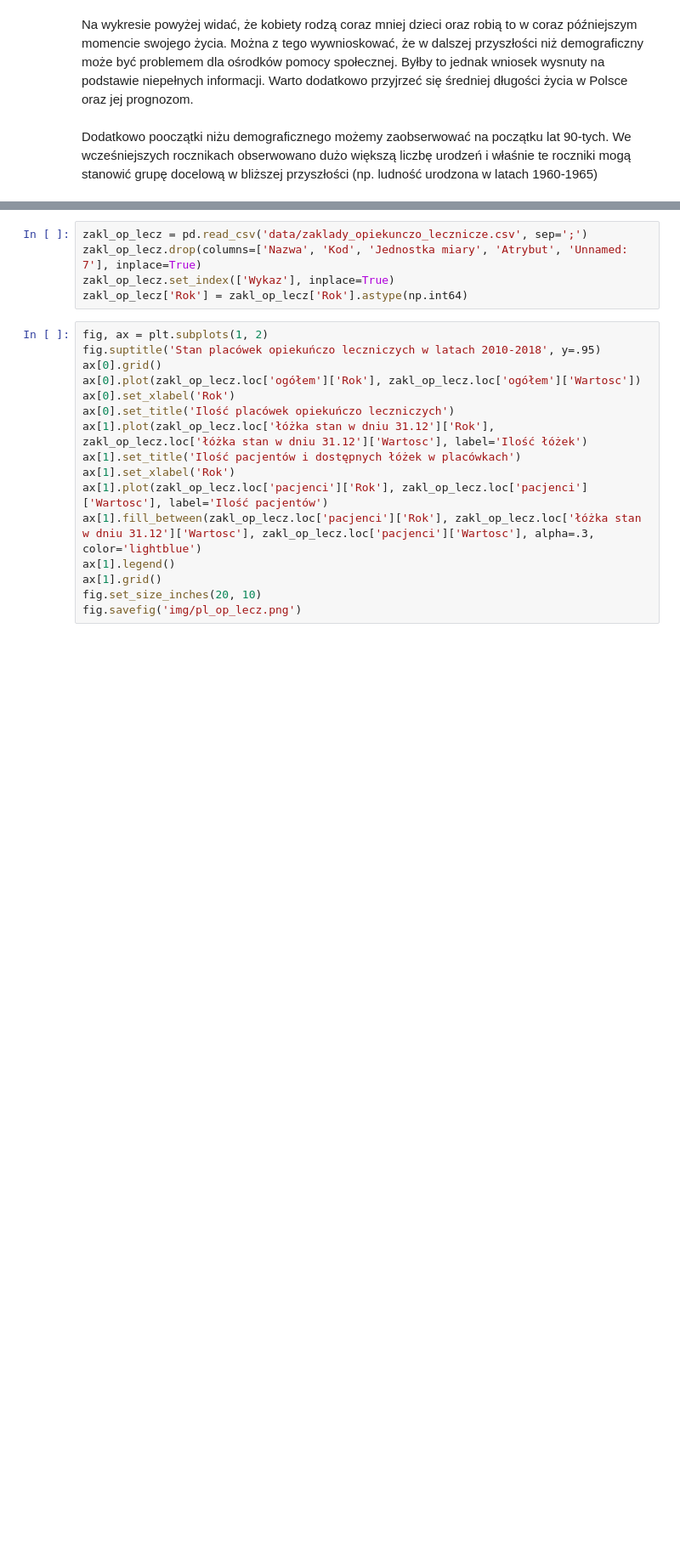
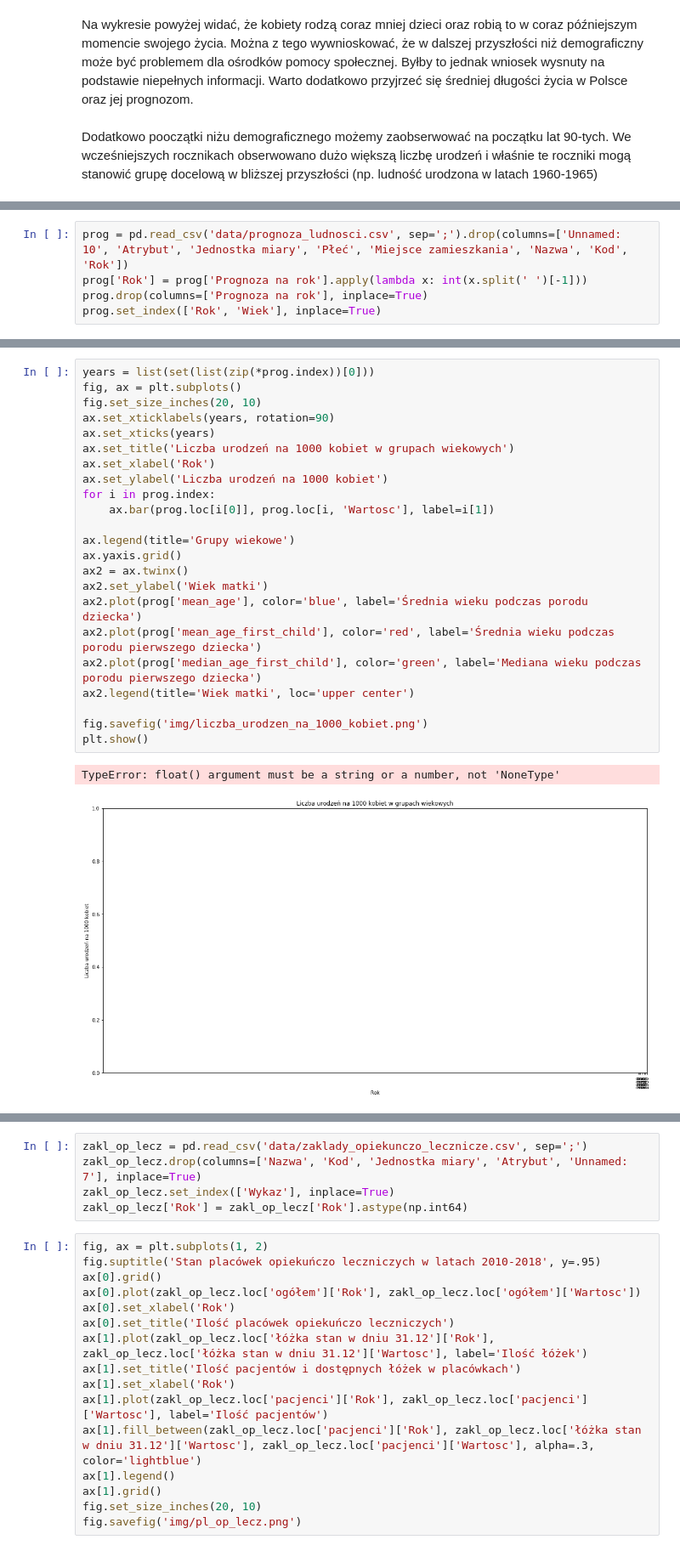
Before and after one commit to marcinsola/CDV_Data_Science, a Jupyter notebook: II/Wstep_do_Big_Data_w_ekonomii/projekt_zaliczeniowy/code.ipynb, the cells around one changed output, grey strips where cells are left out. Shown at 85% size. Saved outputs shown, nothing was run; the diff lists cells and outputs as text; blank space fills up the shorter version.

```diff
--- a/II/Wstep_do_Big_Data_w_ekonomii/projekt_zaliczeniowy/code.ipynb
+++ b/II/Wstep_do_Big_Data_w_ekonomii/projekt_zaliczeniowy/code.ipynb
@@ -137,0 +142,5 @@ Dodatkowo pooczątki niżu demograficznego możemy zaobserwować na początku la
+# %%
+prog = pd.read_csv('data/prognoza_ludnosci.csv', sep=';').drop(columns=['Unnamed: 10', 'Atrybut', 'Jednostka miary', 'Płeć', 'Miejsce zamieszkania', 'Nazwa', 'Kod', 'Rok'])
+prog['Rok'] = prog['Prognoza na rok'].apply(lambda x: int(x.split(' ')[-1]))
+prog.drop(columns=['Prognoza na rok'], inplace=True)
+prog.set_index(['Rok', 'Wiek'], inplace=True)
@@ -137,0 +167,26 @@ Dodatkowo pooczątki niżu demograficznego możemy zaobserwować na początku la
+# %%
+years = list(set(list(zip(*prog.index))[0]))
+fig, ax = plt.subplots()
+fig.set_size_inches(20, 10)
+ax.set_xticklabels(years, rotation=90)
+ax.set_xticks(years)
+ax.set_title('Liczba urodzeń na 1000 kobiet w grupach wiekowych')
+ax.set_xlabel('Rok')
+ax.set_ylabel('Liczba urodzeń na 1000 kobiet')
+for i in prog.index:
+    ax.bar(prog.loc[i[0]], prog.loc[i, 'Wartosc'], label=i[1])
+
+ax.legend(title='Grupy wiekowe')
+ax.yaxis.grid()
+ax2 = ax.twinx()
+ax2.set_ylabel('Wiek matki')
+ax2.plot(prog['mean_age'], color='blue', label='Średnia wieku podczas porodu dziecka')
+ax2.plot(prog['mean_age_first_child'], color='red', label='Średnia wieku podczas porodu pierwszego dziecka')
+ax2.plot(prog['median_age_first_child'], color='green', label='Mediana wieku podczas porodu pierwszego dziecka')
+ax2.legend(title='Wiek matki', loc='upper center')
+
+fig.savefig('img/liczba_urodzen_na_1000_kobiet.png')
+plt.show()
+# %% [output]
+TypeError: float() argument must be a string or a number, not 'NoneType'
+[figure, added]
```
Also changed, not shown: parts of 3 cells of this notebook.
